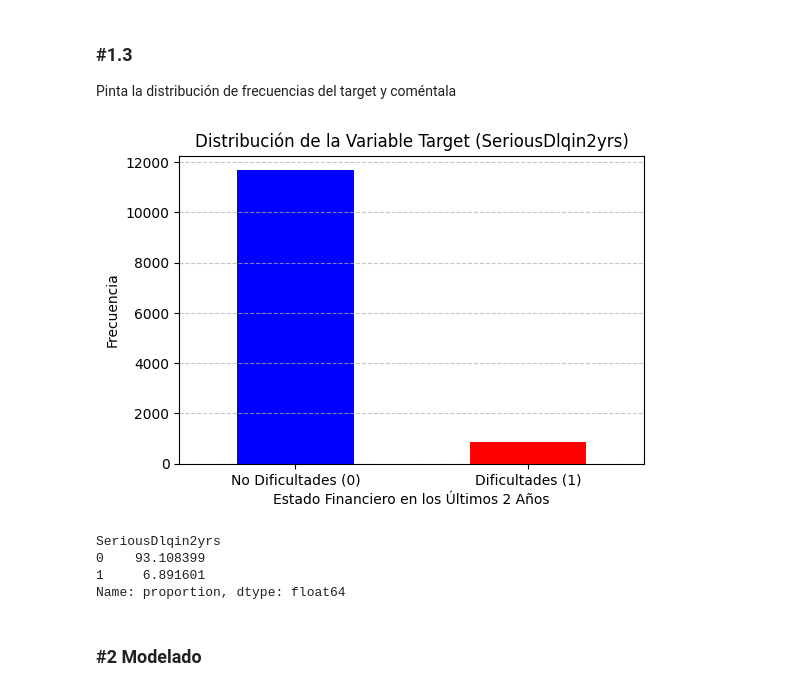
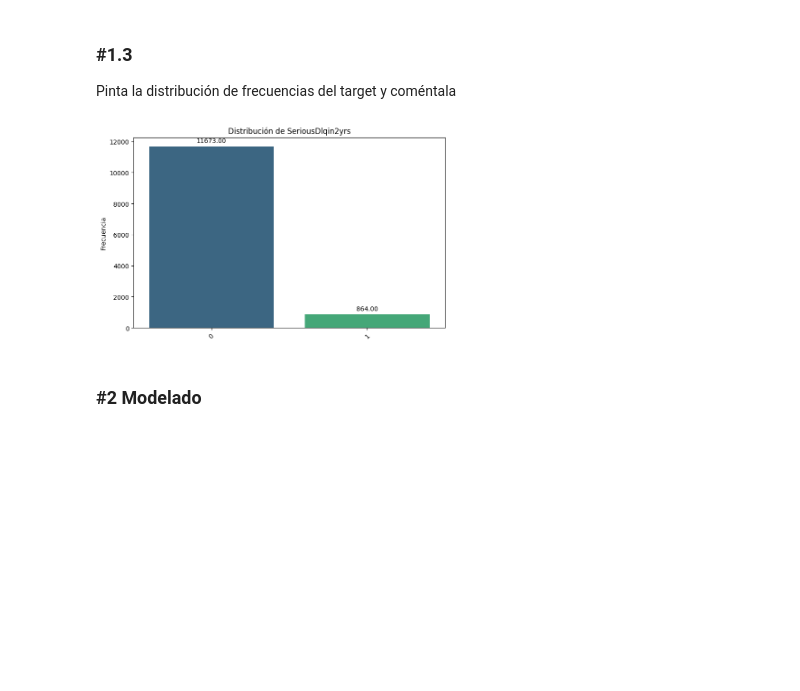
Before and after one commit to luismelian7/DS_Online_Octubre24_Exercises, a Jupyter notebook: 04_Machine_Learning/Sprint_12/Unidad_01/Practica_Obligatoria/18_Practica_Obligatoria_Otros_Modelos_Supervisados.ipynb, the cells around one changed output. Saved outputs shown, nothing was run; the diff lists cells and outputs as text; code cells hidden in the pictures; blank space fills up the shorter version.

```diff
--- a/04_Machine_Learning/Sprint_12/Unidad_01/Practica_Obligatoria/18_Practica_Obligatoria_Otros_Modelos_Supervisados.ipynb
+++ b/04_Machine_Learning/Sprint_12/Unidad_01/Practica_Obligatoria/18_Practica_Obligatoria_Otros_Modelos_Supervisados.ipynb
@@ -110,25 +140,12 @@ Estamos tratando un problema de clasificación binaria, ya que nuestro objetivo
 # %% [markdown]
 ### #1.3
 Pinta la distribución de frecuencias del target y coméntala
-# %%
-plt.figure(figsize=(6, 4))
-df["SeriousDlqin2yrs"].value_counts().plot(kind="bar", color=["blue", "red"])
-plt.xticks(ticks=[0, 1], labels=["No Dificultades (0)", "Dificultades (1)"], rotation=0)
-plt.xlabel("Estado Financiero en los Últimos 2 Años")
-plt.ylabel("Frecuencia")
-plt.title("Distribución de la Variable Target (SeriousDlqin2yrs)")
-plt.grid(axis="y", linestyle="--", alpha=0.7)
-
-plt.show()
-
-target_distribution = df["SeriousDlqin2yrs"].value_counts(normalize=True) * 100
-target_distribution
-# %% [output]
-[figure, removed]
-SeriousDlqin2yrs
-0    93.108399
-1     6.891601
-Name: proportion, dtype: float64
+# %%
+target = "SeriousDlqin2yrs"
+
+bt.pinta_distribucion_categoricas(df, [target], mostrar_valores = True, relativa =  False)
+# %% [output]
+[figure, added]
 # %% [markdown]
 ### #2 Modelado
 # %% [markdown]
```
Also changed, not shown: parts of 42 cells of this notebook.
